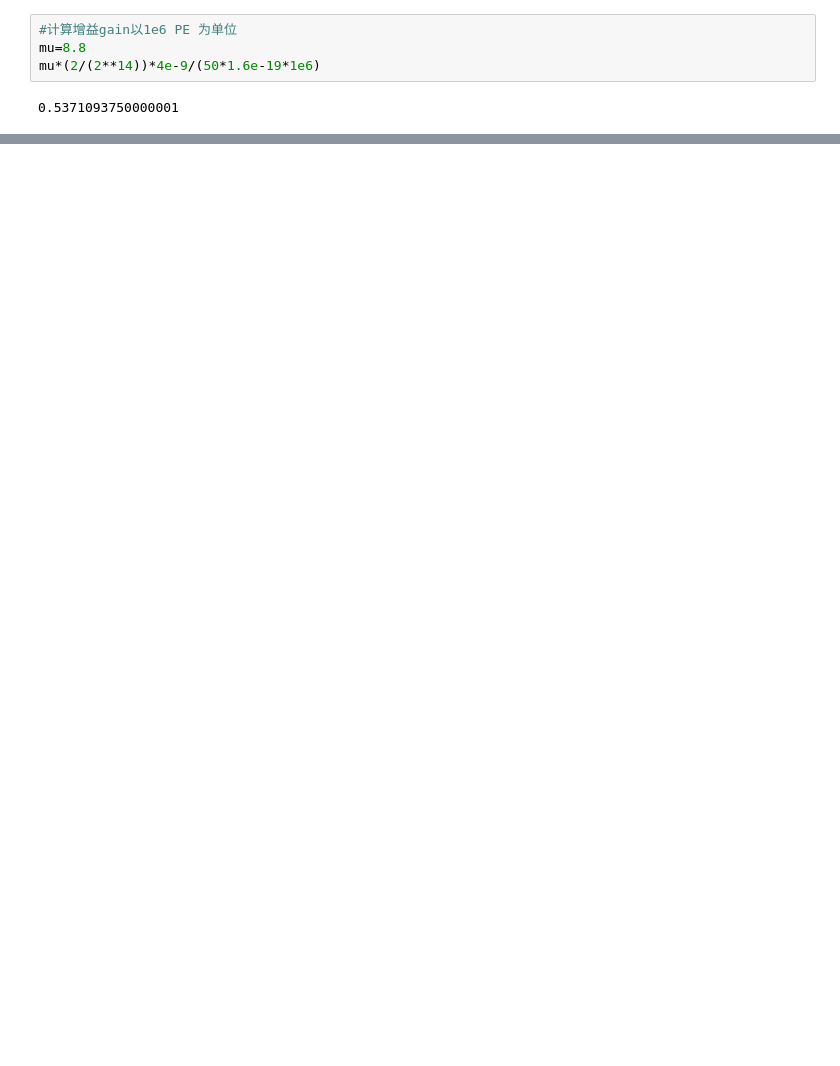
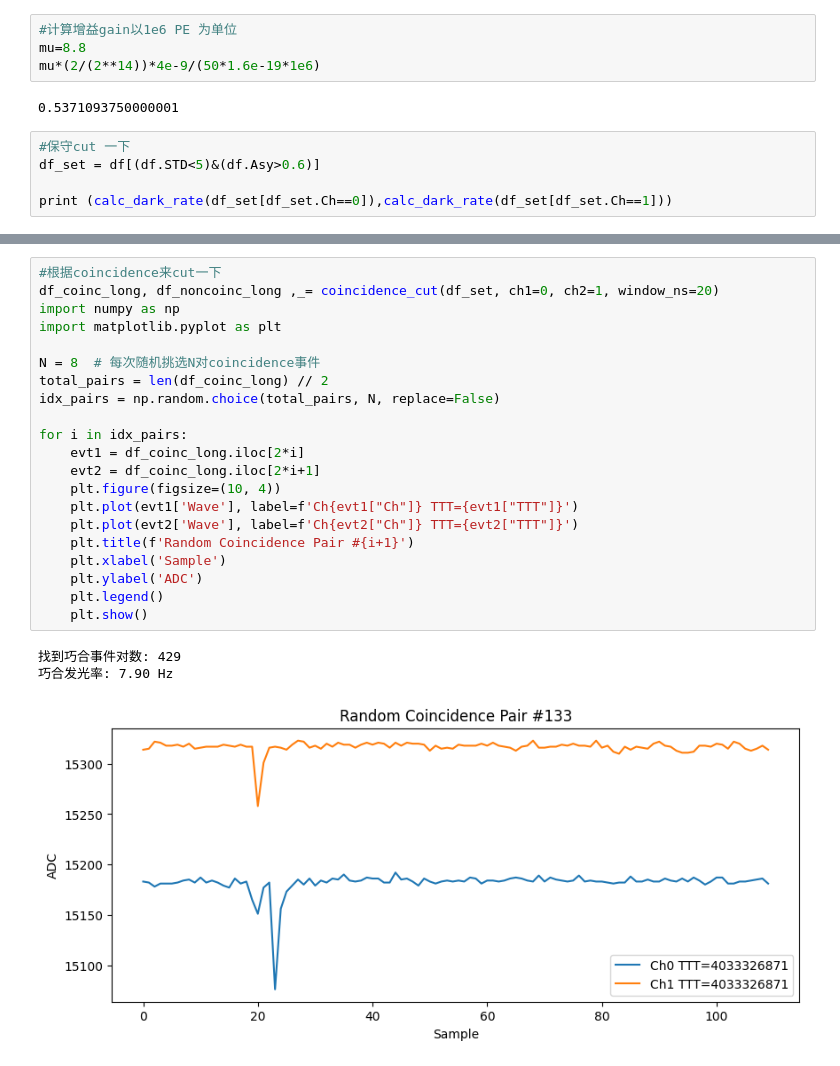
Before and after one commit to Westlake-University-Lsc-lab/ProcessLocalData, a Jupyter notebook: PMTcalibration.ipynb, the cells around one changed output, grey strips where cells are left out. Drawn from its saved outputs; the diff is of its cells as text; blank space fills up the shorter version.

```diff
--- a/PMTcalibration.ipynb
+++ b/PMTcalibration.ipynb
@@ -177,3 +299,8 @@ mu=8.8
 mu*(2/(2**14))*4e-9/(50*1.6e-19*1e6)
 # %% [output]
 0.5371093750000001
+# %%
+#保守cut 一下
+df_set = df[(df.STD<5)&(df.Asy>0.6)]
+
+print (calc_dark_rate(df_set[df_set.Ch==0]),calc_dark_rate(df_set[df_set.Ch==1]))
@@ -179,0 +331,25 @@ mu*(2/(2**14))*4e-9/(50*1.6e-19*1e6)
+# %%
+#根据coincidence来cut一下
+df_coinc_long, df_noncoinc_long ,_= coincidence_cut(df_set, ch1=0, ch2=1, window_ns=20)
+import numpy as np
+import matplotlib.pyplot as plt
+
+N = 8  # 每次随机挑选N对coincidence事件
+total_pairs = len(df_coinc_long) // 2
+idx_pairs = np.random.choice(total_pairs, N, replace=False)
+
+for i in idx_pairs:
+    evt1 = df_coinc_long.iloc[2*i]
+    evt2 = df_coinc_long.iloc[2*i+1]
+    plt.figure(figsize=(10, 4))
+    plt.plot(evt1['Wave'], label=f'Ch{evt1["Ch"]} TTT={evt1["TTT"]}')
+    plt.plot(evt2['Wave'], label=f'Ch{evt2["Ch"]} TTT={evt2["TTT"]}')
+    plt.title(f'Random Coincidence Pair #{i+1}')
+    plt.xlabel('Sample')
+    plt.ylabel('ADC')
+    plt.legend()
+    plt.show()
+# %% [output]
+找到巧合事件对数: 429
+巧合发光率: 7.90 Hz
+[figure, added]
```
Also changed, not shown: parts of 27 cells of this notebook, 8 other files.
